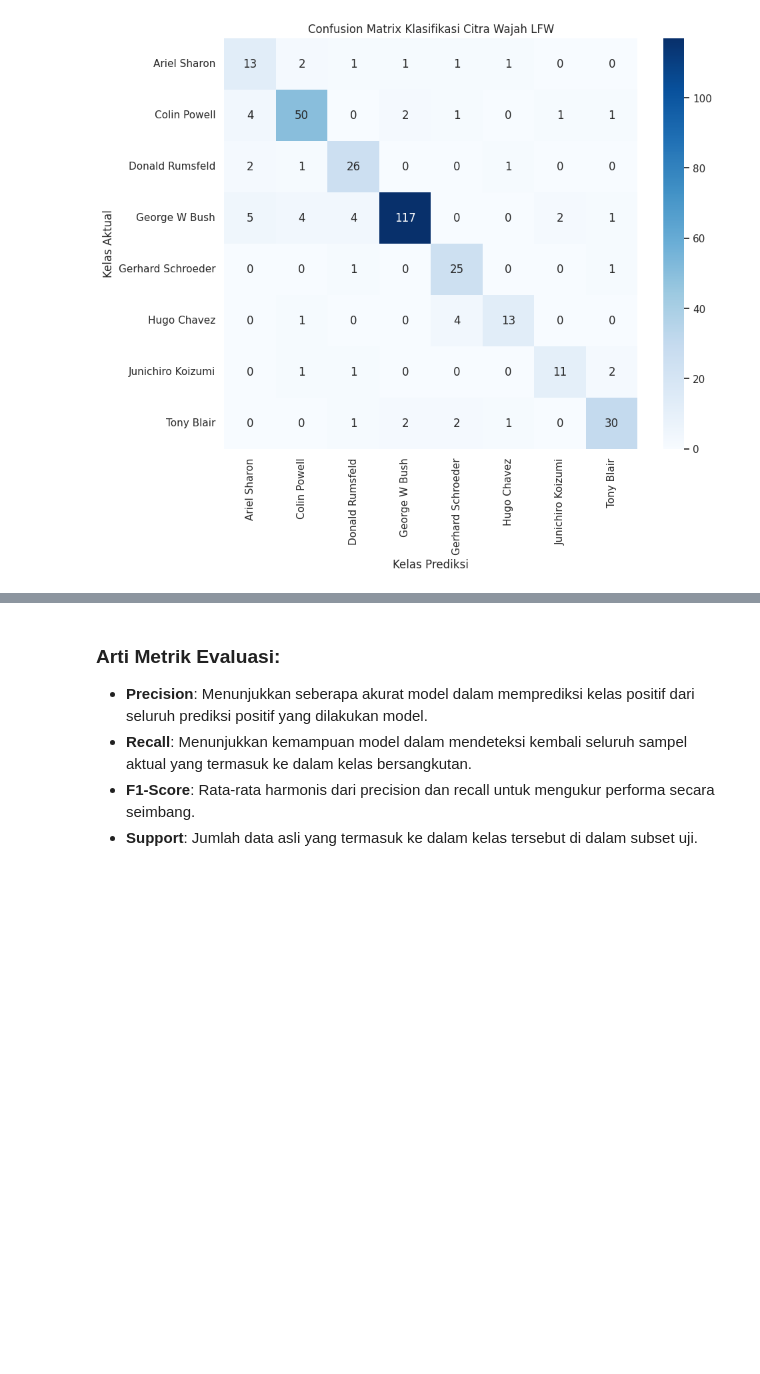
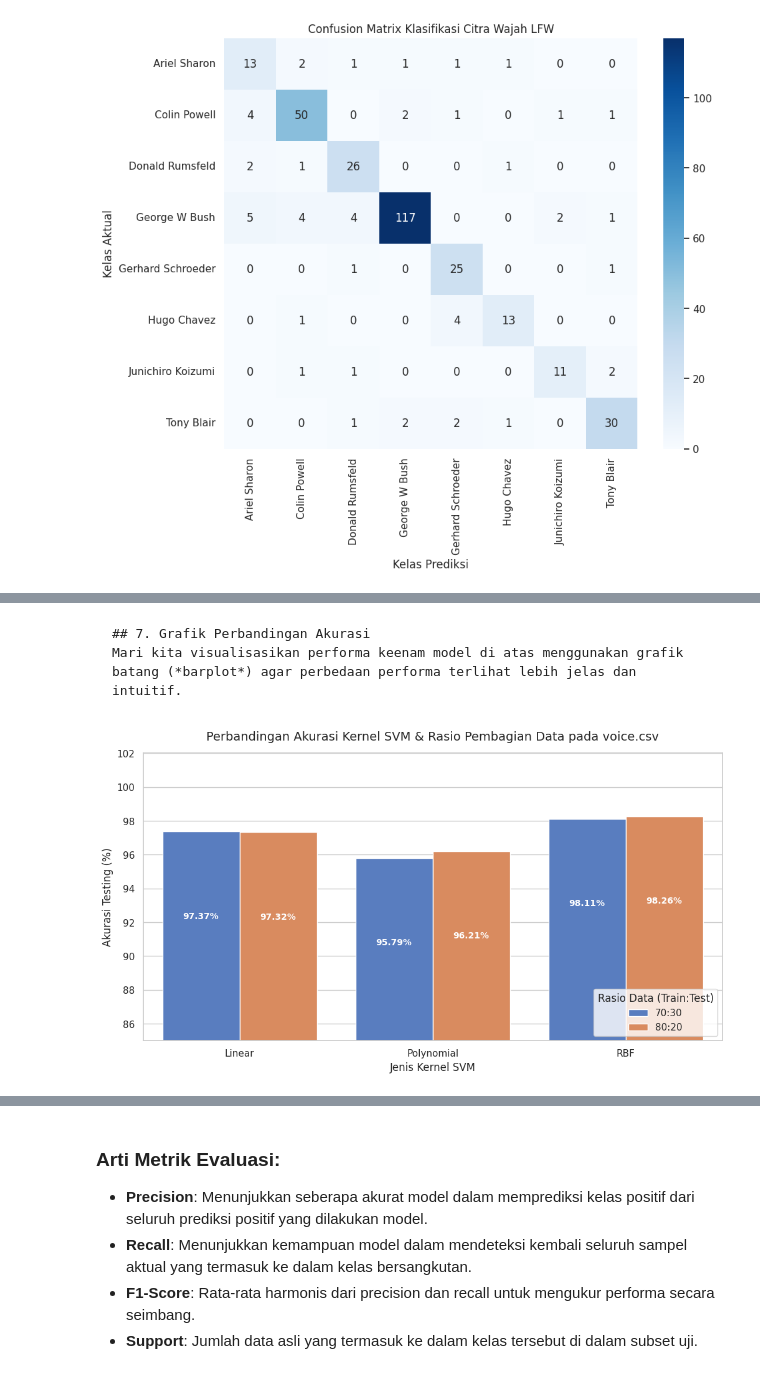
Before and after one commit to Yahya1805/machine-learning_2026, a Jupyter notebook: ML_JS11_10_Klasifikasi2.ipynb, the cells around one changed output, grey strips where cells are left out. Saved outputs shown, nothing was run; the diff lists cells and outputs as text; code cells hidden in the pictures; blank space fills up the shorter version.

````diff
--- a/ML_JS11_10_Klasifikasi2.ipynb
+++ b/ML_JS11_10_Klasifikasi2.ipynb
@@ -1548,0 +1568,15 @@ Junichiro Koizumi       0.79      0.73      0.76        15
+# %%
+import numpy as np
+import pandas as pd
+import matplotlib.pyplot as plt
+import seaborn as sns
+
+from sklearn.svm import SVC
+from sklearn.preprocessing import StandardScaler, LabelEncoder
+from sklearn.pipeline import Pipeline
+from sklearn.model_selection import train_test_split
+from sklearn.metrics import accuracy_score, classification_report, confusion_matrix
+
+# Mengatur visualisasi agar rapi
+sns.set_theme(style='whitegrid')
+%matplotlib inline
@@ -1548,0 +1741,5 @@ Junichiro Koizumi       0.79      0.73      0.76        15
+# %%
+df_results = pd.DataFrame(results_list)
+
+print("=== Tabel Perbandingan Hasil Evaluasi Model SVM (Diurutkan dari Terbaik) ===")
+display(df_results.sort_values(by='Akurasi Testing (%)', ascending=False).reset_index(drop=True))
@@ -1548,0 +1755,33 @@ Junichiro Koizumi       0.79      0.73      0.76        15
+# %% [markdown]
+```markdown
+## 7. Grafik Perbandingan Akurasi
+Mari kita visualisasikan performa keenam model di atas menggunakan grafik batang (*barplot*) agar perbedaan performa terlihat lebih jelas dan intuitif.
+```
+# %%
+plt.figure(figsize=(12, 6))
+ax = sns.barplot(
+    data=df_results,
+    x='Kernel SVM',
+    y='Akurasi Testing (%)',
+    hue='Rasio Data',
+    palette='muted'
+)
+
+# Menambahkan anotasi nilai akurasi di atas setiap grafik batang
+for p in ax.patches:
+    if p.get_height() > 0:
+        ax.annotate(f"{p.get_height():.2f}%",
+                    (p.get_x() + p.get_width() / 2., p.get_height() - 5),
+                    ha='center', va='center',
+                    xytext=(0, 0),
+                    textcoords='offset points',
+                    color='white', fontweight='bold', fontsize=10)
+
+plt.title("Perbandingan Akurasi Kernel SVM & Rasio Pembagian Data pada voice.csv", fontsize=14, pad=15)
+plt.xlabel("Jenis Kernel SVM", fontsize=12)
+plt.ylabel("Akurasi Testing (%)", fontsize=12)
+plt.ylim(85, 102) # Fokus pada rentang akurasi tinggi
+plt.legend(title="Rasio Data (Train:Test)", loc='lower right')
+plt.show()
+# %% [output]
+[figure, added]
````
Also changed, not shown: parts of 11 cells of this notebook.
